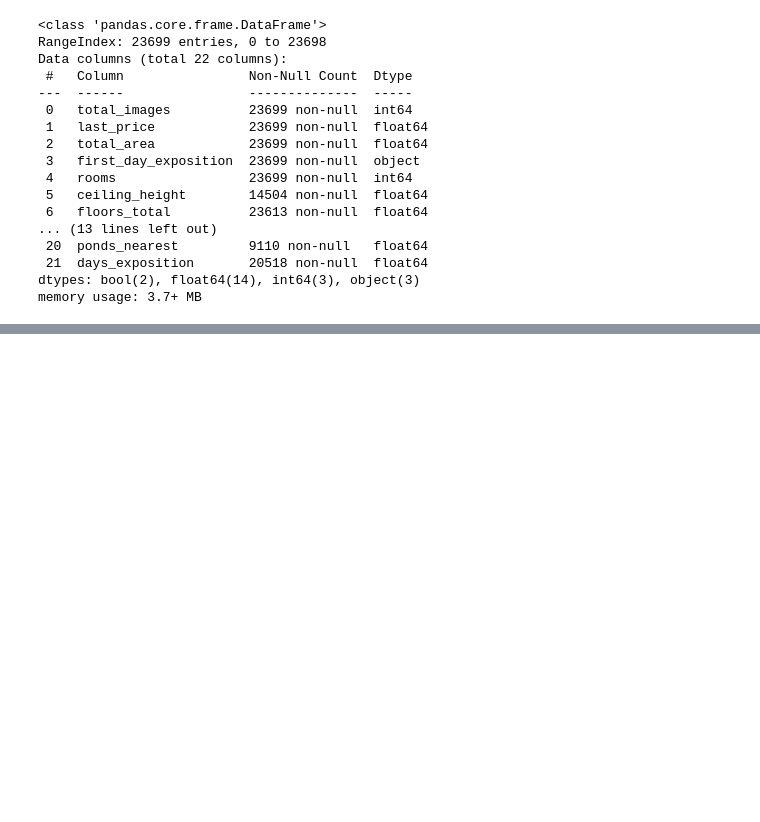
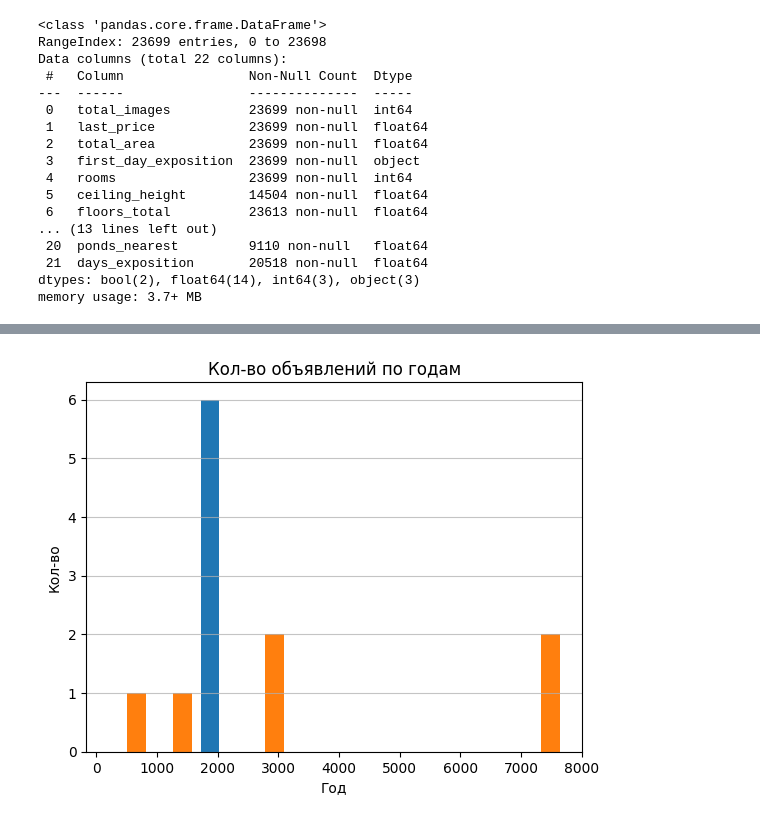
Before and after one commit to gleb-pan/data-analytics-decode, a Jupyter notebook: Submissions/Final_project.ipynb, the cells around one changed output, grey strips where cells are left out. Cells and saved outputs as stored; diff of their text form; code cells hidden in the pictures; blank space fills up the shorter version.

Commit message:
final exam timestamp-year

```diff
--- a/Submissions/Final_project.ipynb
+++ b/Submissions/Final_project.ipynb
@@ -56,7 +99,7 @@ def fill_nan_custom(*, data, str_val='Неизвестно', bool_val=False, num
     num_median - заполнить цифровые значения(int, float) медианой. (True по умолчанию)
     num_mean - заполнить цифровые значения(int, float) средним числом. (False по умолчанию)
     """
-    temp_data = data # Создаем копию датафрейма, который затем будем изменять.
+    temp_data = data.copy() # Создаем копию датафрейма, который затем будем изменять.
 
     # Проверка заполненности аргументов функции.
     if (not num_median) and (not num_mean):
@@ -76,9 +119,9 @@ def fill_nan_custom(*, data, str_val='Неизвестно', bool_val=False, num
             data_type = temp_data[column_name].dtype # Узнаем тип данных колонны
             # print(f'{column_name} - {data_type}')
             # Присваиваем значения переменной setter в зависимости от типа данных
-            if is_numeric_dtype(data[column_name]) and num_median:
+            if is_numeric_dtype(temp_data[column_name]) and num_median:
                 setter = temp_data[column_name].median()
-            elif is_numeric_dtype(data[column_name]) and num_mean:
+            elif is_numeric_dtype(temp_data[column_name]) and num_mean:
                 setter = temp_data[column_name].mean()
             else:
                 setter = str_val if data_type == 'object' else bool_val
@@ -114,0 +198,7 @@ memory usage: 3.7+ MB
+# %%
+# хотелось бы проверить за какой период у нас данные, это мы можем вычислить по колонне first_day_exposition
+
+dates = df[['locality_name', 'first_day_exposition']].sort_values(by='first_day_exposition', ascending=False).reset_index()
+dates.rename({'first_day_exposition': 'timestamp'}, axis=1, inplace=True)
+# %%
+dates['year_part'] = dates['timestamp'].dt.year
@@ -114,0 +221,5 @@ memory usage: 3.7+ MB
+# %%
+# посчитаем кол-во объявлений за каждый год и положим все это на гистограмму.
+
+year_activity = dates.groupby('year_part').agg({'locality_name': 'count'}).reset_index()
+year_activity.rename({'locality_name': 'amount'}, axis=1, inplace=True)
@@ -114,0 +236,14 @@ memory usage: 3.7+ MB
+# %%
+import matplotlib.pyplot as plt
+
+
+plt.hist(year_activity)  # Adjust the number of bins as needed
+plt.title('Кол-во объявлений по годам')
+plt.xlabel('Год')
+plt.ylabel('Кол-во')
+plt.grid(axis='y', alpha=0.75)
+
+# Show the plot
+plt.show()
+# %% [output]
+[figure, added]
```
Also changed, not shown: parts of 7 cells of this notebook.
